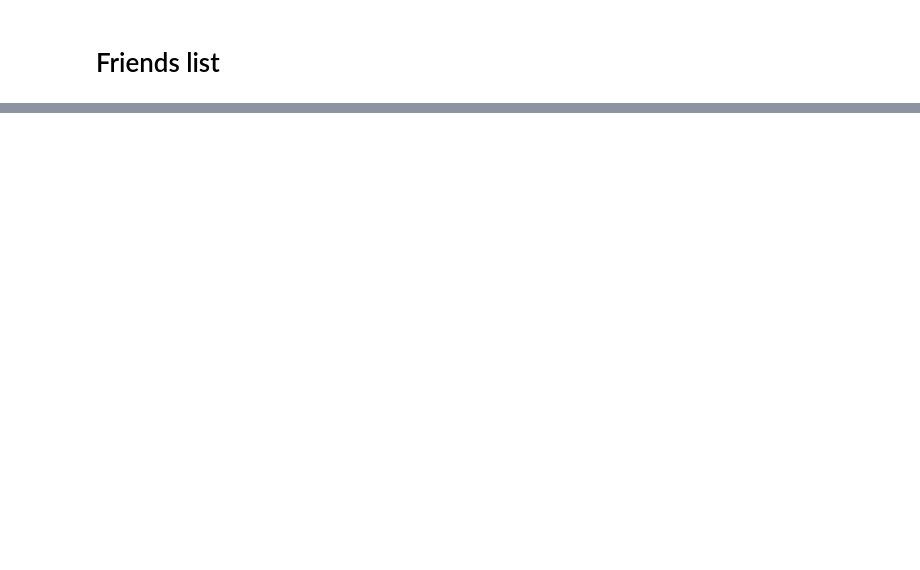
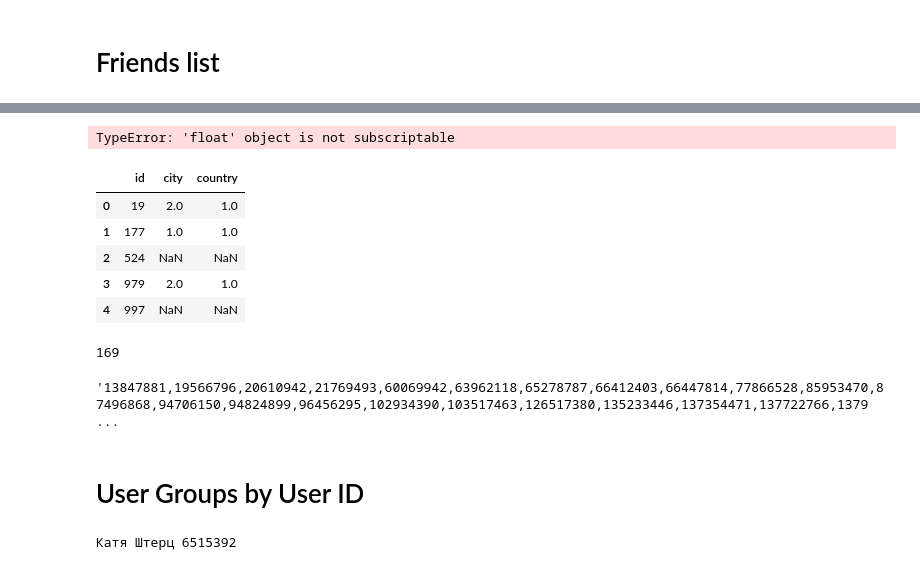
Before and after one commit to Ksmiloradova/VK_Regions, a Jupyter notebook: scrapping.ipynb, the cells around one changed output, grey strips where cells are left out. Drawn from its saved outputs; the diff is of its cells as text; code cells hidden in the pictures; blank space fills up the shorter version.

```diff
--- a/scrapping.ipynb
+++ b/scrapping.ipynb
@@ -128,6 +180,3 @@ deactivated          88
 can_access_closed    88
 is_closed            88
 dtype: int64
-# %%
-for i in df['education_form']:
-    print(i)
@@ -151,0 +183,8 @@ nan
+# %%
+for k in fields.split(','):
+    print('\n',k)
+    try:
+        for i in df[k]:
+            print('\t',i, end="")
+    except:
+        pass
@@ -151,0 +309,19 @@ nan
+# %%
+
+data_users = pd.DataFrame(data_users)[['id','city','country']]
+
+city_id = list(i if pd.isna(i) else i['id'] for i in data_users['city'])
+city_title = list(i if pd.isna(i) else i['title'] for i in data_users['city'])
+data_users['city'] = city_id
+data_users['country'] = list(i if pd.isna(i) else i['id'] for i in data_users['country'])
+# %% [output]
+TypeError: 'float' object is not subscriptable
+# %%
+data_users.head(5)
+# %% [output]
+|  | id | city | country |
+| 0 | 19 | 2.0 | 1.0 |
+| 1 | 177 | 1.0 | 1.0 |
+| 2 | 524 | NaN | NaN |
+| 3 | 979 | 2.0 | 1.0 |
+| 4 | 997 | NaN | NaN |
@@ -151,0 +330,13 @@ nan
+# %%
+print(len(data_users))
+((','.join(str(e) for e in list(data_users))))
+# %% [output]
+169
+'13847881,19566796,20610942,21769493,60069942,63962118,65278787,66412403,66447814,77866528,85953470,87496868,94706150,94824899,96456295,102934390,103517463,126517380,135233446,137354471,137722766,1379 ...
+# %% [markdown]
+# User Groups by User ID
+# %%
+id = str(df['id'][3])
+print(df['first_name'][3], df['last_name'][3], id)
+# %% [output]
+Катя Штерц 6515392
```
Also changed, not shown: parts of 24 cells of this notebook, 5 other files.
